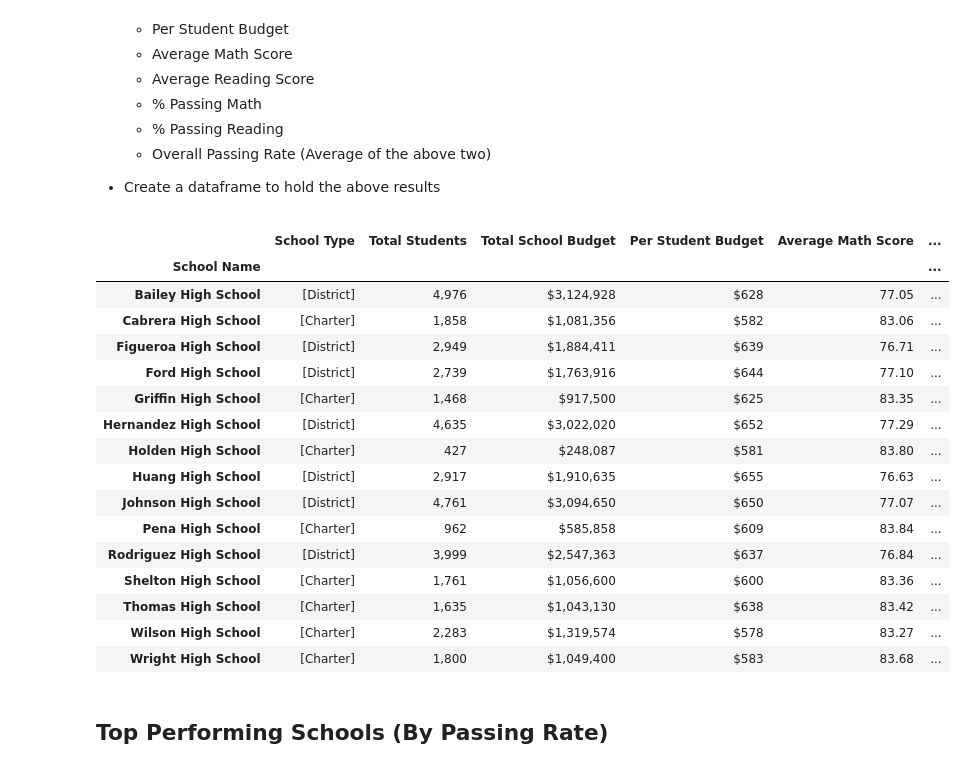
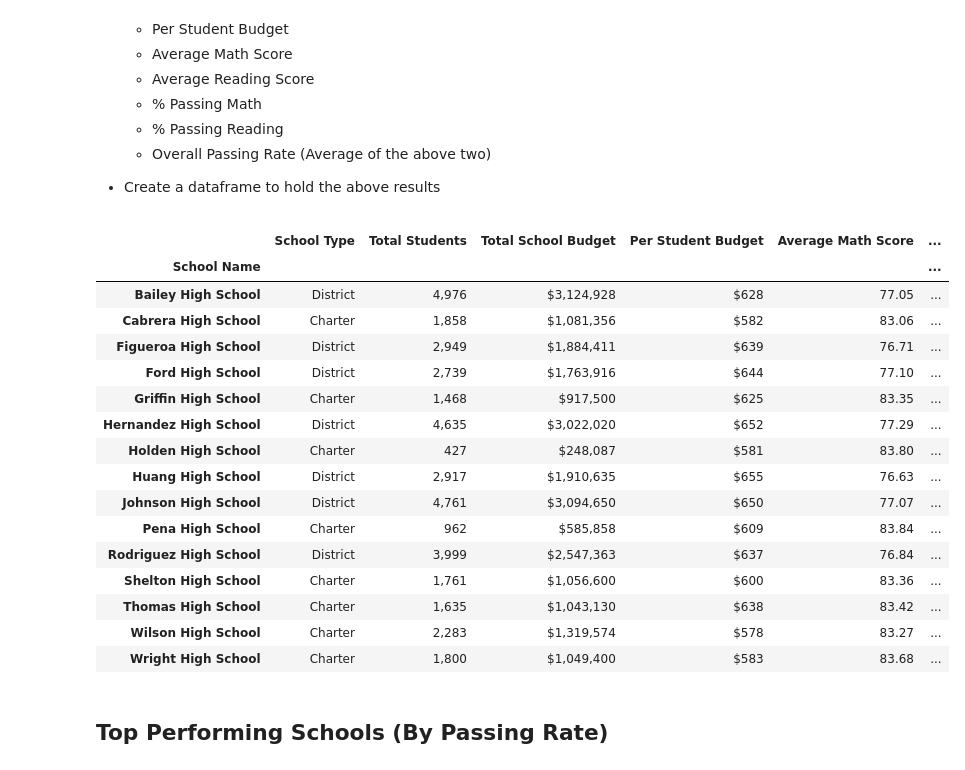
Before and after one commit to grroschel/PyCity-Schools-Analysis, a Jupyter notebook: PyCitySchools.ipynb, the cells around one changed output. Drawn from its saved outputs; the diff is of its cells as text; code cells hidden in the pictures.

```diff
--- a/PyCitySchools.ipynb
+++ b/PyCitySchools.ipynb
@@ -258,7 +258,7 @@ groupdby_schools = school_data_complete.groupby(["school_name"])
 #groupdby_schools.count()
 # Begin to create our data frame with the required info in it
 school_summary = pd.DataFrame()
-school_summary["type"] = groupdby_schools["type"].unique()
+school_summary["type"] = groupdby_schools["type"].first()
 school_summary["size"] = groupdby_schools["size"].mean().unique()
 school_summary["budget"] = groupdby_schools["budget"].mean().unique()
 school_summary["psb"] = groupdby_schools["budget"].mean().unique() / groupdby_schools["size"].mean().unique()
@@ -278,57 +278,57 @@ pm_group = pm_df.groupby(["school_name"])
 pr_df = school_data_complete.query('reading_score >= 70')
 pr_group = pr_df.groupby(["school_name"])
 passing_summary = pd.DataFrame()
-passing_summary["ppm"] = ((pm_group["math_score"].count() / pm_group["size"].unique()) * 100)
-passing_summary["ppr"] = ((pr_group["reading_score"].count() / pr_group["size"].unique()) * 100)
+passing_summary["ppm"] = ((pm_group["math_score"].count() / pm_group["size"].first()) * 100)
+passing_summary["ppr"] = ((pr_group["reading_score"].count() / pr_group["size"].first()) * 100)
 passing_summary["popr"] = ((passing_summary["ppm"] + passing_summary["ppr"]) / 2)
 # passing_summary
 
 # Merge the 2 data frame created above to create one final data frame with the data we want
 school_summary_final_table = pd.merge(school_summary, passing_summary, on="school_name")
 # school_summary_final_table
 
 # Format all of the numeric values appropriately
 school_summary_final_table["size"] = school_summary_final_table["size"].map("{:,}".format)
 school_summary_final_table["budget"] = school_summary_final_table["budget"].map("${:,}".format)
 school_summary_final_table["psb"] = school_summary_final_table["psb"].map("${:,.0f}".format)
 school_summary_final_table["ams"] = school_summary_final_table["ams"].map("{:.2f}".format)
 school_summary_final_table["ars"] = school_summary_final_table["ars"].map("{:.2f}".format)
-# school_summary_final_table["ppm"] = school_summary_final_table["ppm].map("{:.2f}".format)
-# school_summary_final_table["ppr"] = school_summary_final_table["ppr"].map("{:.2f}".format)
-# school_summary_final_table["popr"] = school_summary_final_table["popr"].map("{:.2f}".format)
+school_summary_final_table["ppm"] = school_summary_final_table["ppm"].map("{:.2f}".format)
+school_summary_final_table["ppr"] = school_summary_final_table["ppr"].map("{:.2f}".format)
+school_summary_final_table["popr"] = school_summary_final_table["popr"].map("{:.2f}".format)
 # school_summary_final_table
 
 # Rename the column headers to make them more meaningful -- this could have been done all in one step above but I chose not to
 school_summary_final_table_renamed = school_summary_final_table.rename(columns={"school_name" : "School Name",
                                                        "type" : "School Type",
                                                        "size" : "Total Students",
                                                        "budget" : "Total School Budget",
                                                        "psb" : "Per Student Budget",
                                                        "ams" : "Average Math Score",
                                                        "ars" : "Average Reading Score",
                                                        "ppm" : "% Passing Math",
                                                        "ppr" : "% Passing Reading",
                                                        "popr" : "% Overall Passing Rate"})
 school_summary_final_table_renamed.index.names = ['School Name']
 school_summary_final_table_renamed
 # %% [output]
 |  | School Type | Total Students | Total School Budget | Per Student Budget | Average Math Score | ... |
 | School Name |  |  |  |  |  | ... |
-| Bailey High School | [District] | 4,976 | $3,124,928 | $628 | 77.05 | ... |
-| Cabrera High School | [Charter] | 1,858 | $1,081,356 | $582 | 83.06 | ... |
-| Figueroa High School | [District] | 2,949 | $1,884,411 | $639 | 76.71 | ... |
-| Ford High School | [District] | 2,739 | $1,763,916 | $644 | 77.10 | ... |
-| Griffin High School | [Charter] | 1,468 | $917,500 | $625 | 83.35 | ... |
-| Hernandez High School | [District] | 4,635 | $3,022,020 | $652 | 77.29 | ... |
-| Holden High School | [Charter] | 427 | $248,087 | $581 | 83.80 | ... |
-| Huang High School | [District] | 2,917 | $1,910,635 | $655 | 76.63 | ... |
-| Johnson High School | [District] | 4,761 | $3,094,650 | $650 | 77.07 | ... |
-| Pena High School | [Charter] | 962 | $585,858 | $609 | 83.84 | ... |
-| Rodriguez High School | [District] | 3,999 | $2,547,363 | $637 | 76.84 | ... |
-| Shelton High School | [Charter] | 1,761 | $1,056,600 | $600 | 83.36 | ... |
-| Thomas High School | [Charter] | 1,635 | $1,043,130 | $638 | 83.42 | ... |
-| Wilson High School | [Charter] | 2,283 | $1,319,574 | $578 | 83.27 | ... |
-| Wright High School | [Charter] | 1,800 | $1,049,400 | $583 | 83.68 | ... |
+| Bailey High School | District | 4,976 | $3,124,928 | $628 | 77.05 | ... |
+| Cabrera High School | Charter | 1,858 | $1,081,356 | $582 | 83.06 | ... |
+| Figueroa High School | District | 2,949 | $1,884,411 | $639 | 76.71 | ... |
+| Ford High School | District | 2,739 | $1,763,916 | $644 | 77.10 | ... |
+| Griffin High School | Charter | 1,468 | $917,500 | $625 | 83.35 | ... |
+| Hernandez High School | District | 4,635 | $3,022,020 | $652 | 77.29 | ... |
+| Holden High School | Charter | 427 | $248,087 | $581 | 83.80 | ... |
+| Huang High School | District | 2,917 | $1,910,635 | $655 | 76.63 | ... |
+| Johnson High School | District | 4,761 | $3,094,650 | $650 | 77.07 | ... |
+| Pena High School | Charter | 962 | $585,858 | $609 | 83.84 | ... |
+| Rodriguez High School | District | 3,999 | $2,547,363 | $637 | 76.84 | ... |
+| Shelton High School | Charter | 1,761 | $1,056,600 | $600 | 83.36 | ... |
+| Thomas High School | Charter | 1,635 | $1,043,130 | $638 | 83.42 | ... |
+| Wilson High School | Charter | 2,283 | $1,319,574 | $578 | 83.27 | ... |
+| Wright High School | Charter | 1,800 | $1,049,400 | $583 | 83.68 | ... |
 # %% [markdown]
 ## Top Performing Schools (By Passing Rate)
 # %% [markdown]
```
Also changed, not shown: parts of 12 cells of this notebook, 2 other files.
